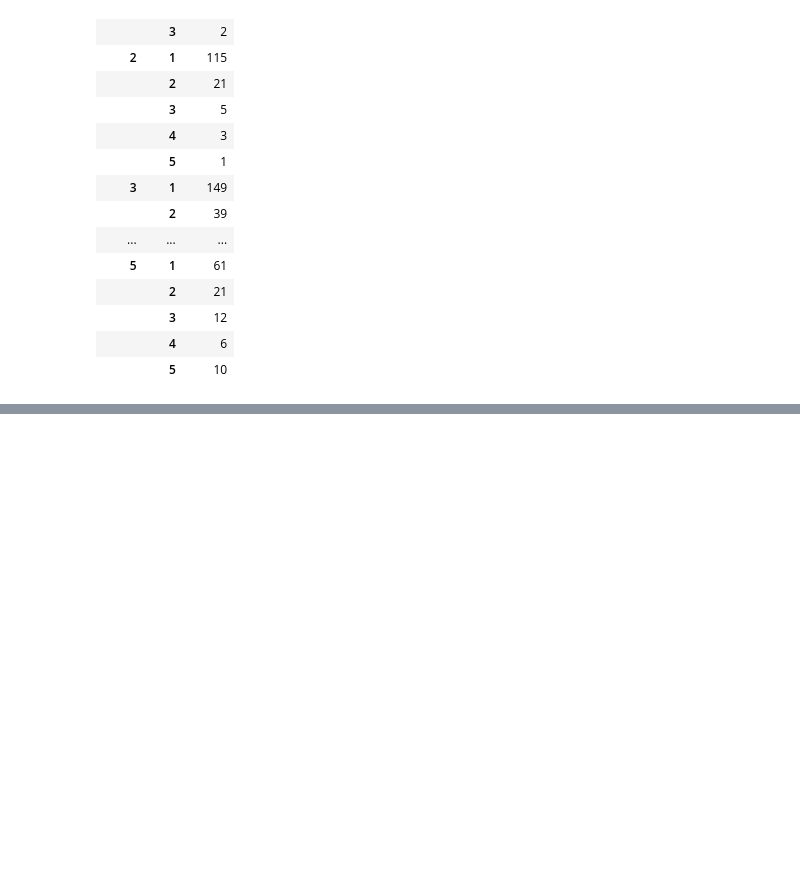
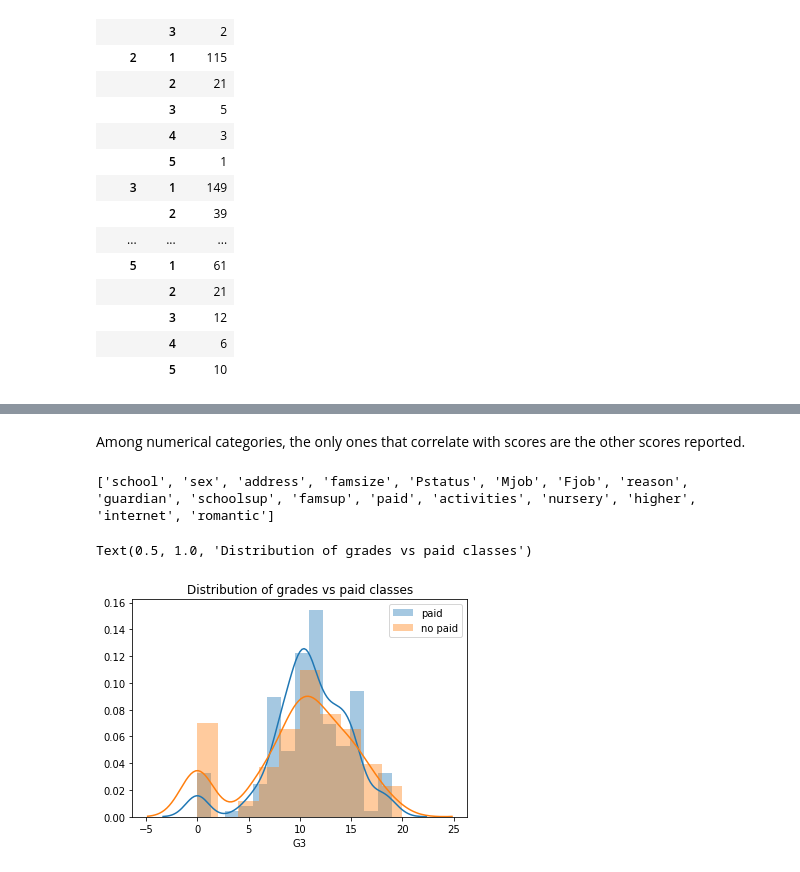
Before and after one commit to arenriquez/data144finalproj, a Jupyter notebook: Untitled.ipynb, the cells around one changed output, grey strips where cells are left out. Saved outputs shown, nothing was run; the diff lists cells and outputs as text; code cells hidden in the pictures; blank space fills up the shorter version.

```diff
--- a/Untitled.ipynb
+++ b/Untitled.ipynb
@@ -171,0 +179,2 @@ port.groupby(['goout', 'Dalc']).count()[['school']]
+# %%
+math_data = math.copy(); port_copy1 = port.copy()
@@ -171,0 +197,18 @@ port.groupby(['goout', 'Dalc']).count()[['school']]
+# %% [markdown]
+Among numerical categories, the only ones that correlate with scores are the other scores reported.
+# %%
+print(cat)
+# %% [output]
+['school', 'sex', 'address', 'famsize', 'Pstatus', 'Mjob', 'Fjob', 'reason', 'guardian', 'schoolsup', 'famsup', 'paid', 'activities', 'nursery', 'higher', 'internet', 'romantic']
+# %%
+#f= plt.figure(figsize=(18,6))
+fig, ax = plt.subplots()
+
+sns.distplot(math_data[(math_data.paid == 'yes')]["G3"],ax=ax, label="paid")
+sns.distplot(math_data[(math_data.paid == 'no')]['G3'],ax=ax, label="no paid")
+
+plt.legend()
+plt.title('Distribution of grades vs paid classes')
+# %% [output]
+Text(0.5, 1.0, 'Distribution of grades vs paid classes')
+[figure, added]
```
Also changed, not shown: parts of 9 cells of this notebook.
